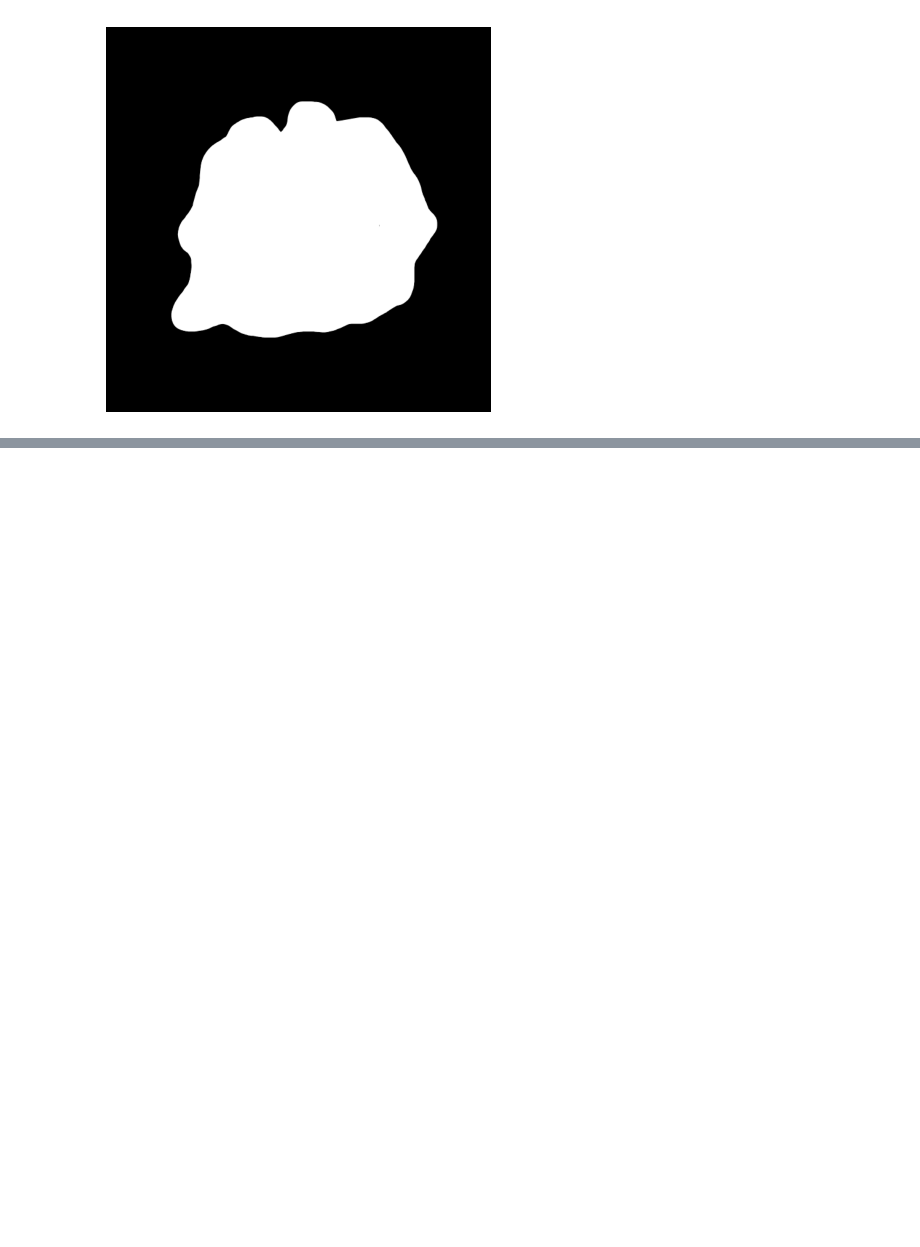
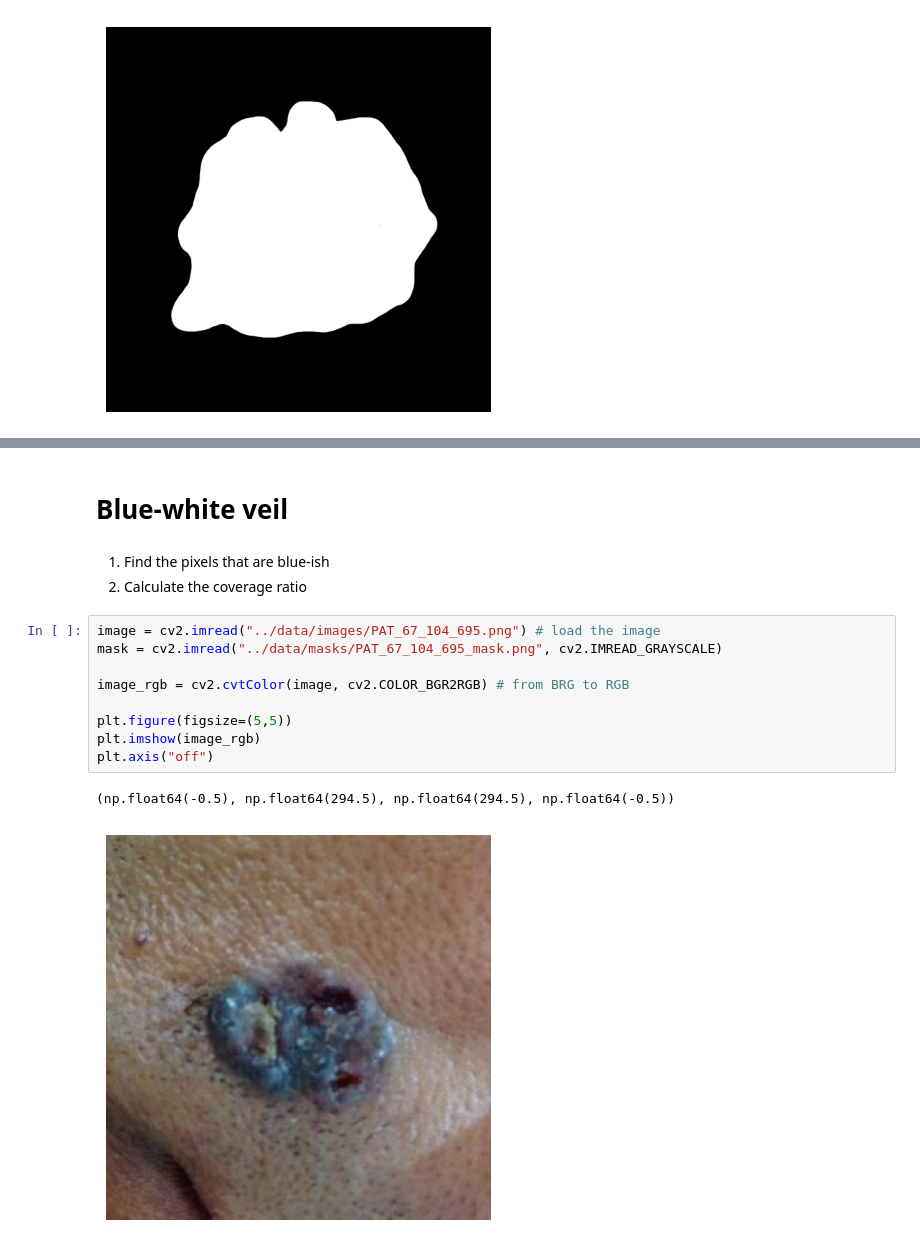
Before and after one commit to lucienavratilova/medical_imaging, a Jupyter notebook: features/feature_playground.ipynb, the cells around one changed output, grey strips where cells are left out. Saved outputs shown, nothing was run; the diff lists cells and outputs as text; blank space fills up the shorter version.

Commit message:
feat: added blue white veil feature

```diff
--- a/features/feature_playground.ipynb
+++ b/features/feature_playground.ipynb
@@ -143,0 +144,17 @@ compactness
+# %% [markdown]
+# Blue-white veil
+# %% [markdown]
+1. Find the pixels that are blue-ish
+2. Calculate the coverage ratio
+# %%
+image = cv2.imread("../data/images/PAT_67_104_695.png") # load the image
+mask = cv2.imread("../data/masks/PAT_67_104_695_mask.png", cv2.IMREAD_GRAYSCALE)
+
+image_rgb = cv2.cvtColor(image, cv2.COLOR_BGR2RGB) # from BRG to RGB
+
+plt.figure(figsize=(5,5))
+plt.imshow(image_rgb)
+plt.axis("off")
+# %% [output]
+(np.float64(-0.5), np.float64(294.5), np.float64(294.5), np.float64(-0.5))
+[figure, added]
```
Also changed, not shown: parts of 6 cells of this notebook, 1 other file.
